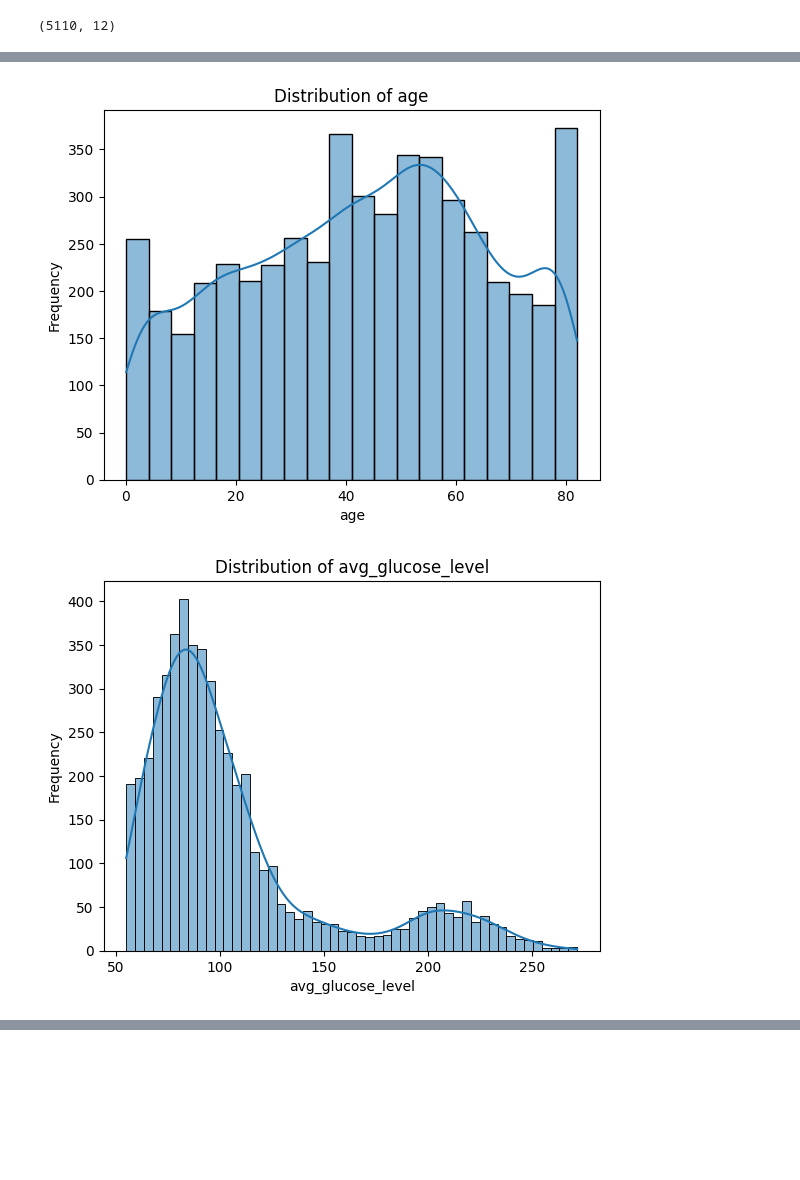
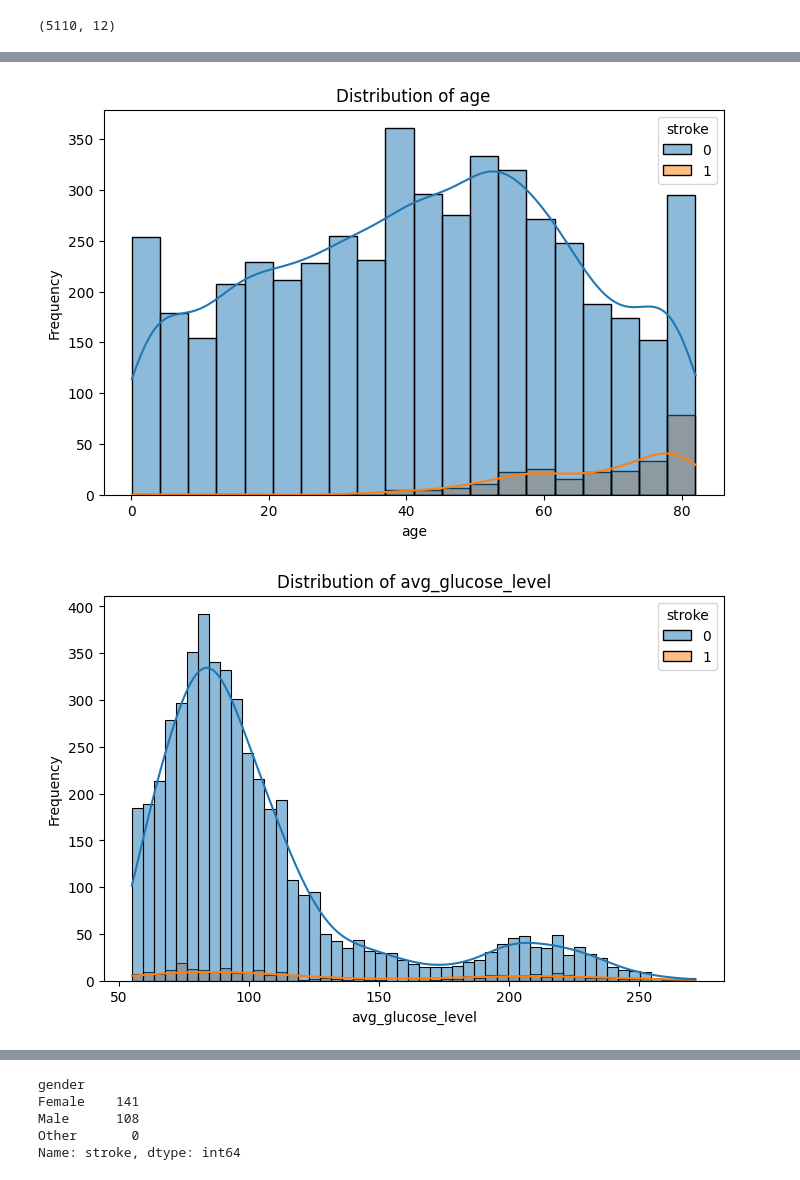
Before and after one commit to stan-2828/stroke_prediction, a Jupyter notebook: experiments/notebooks/01_eda.ipynb, the cells around one changed output, grey strips where cells are left out. Cells and saved outputs as stored; diff of their text form; code cells hidden in the pictures; blank space fills up the shorter version.

Commit message:
Updated eda analysis to include stroke incidence data to graphs

```diff
--- a/experiments/notebooks/01_eda.ipynb
+++ b/experiments/notebooks/01_eda.ipynb
@@ -54,6 +54,9 @@ stroke_data = stroke_data.rename(
     }
 )
 
+# Drop unnecessary column
+stroke_data = stroke_data.drop(columns=['id'])
+
 stroke_data.info()
 # %% [output]
 <class 'pandas.DataFrame'>
@@ -107,17 +125,18 @@ dtype: int64
 # %%
 # Make copy of the dataset
 stroke_df = stroke_data.copy()
 
 # Statistics on Numerical Features (values that are float64)
 numerical_cols = ['age', 'avg_glucose_level', 'bmi']
 
 for col in numerical_cols:
-    plt.figure()
-    sns.histplot(stroke_df[col], kde = True)
+    plt.figure(figsize=(8,5))
+    sns.histplot(x=stroke_df[col], data=stroke_df, hue='stroke', kde = True)
+    #sns.histplot(stroke_df[col], kde=True)
     plt.title(f'Distribution of {col}')
     plt.xlabel(col)
     plt.ylabel('Frequency')
     plt.show()
 # %% [output]
-[figure, old version]
+[figure, new version]
-[figure, old version]
+[figure, new version]
@@ -124,0 +144,9 @@ for col in numerical_cols:
+# %%
+result = stroke_df.groupby('gender')['stroke'].sum()
+print(result)
+# %% [output]
+gender
+Female    141
+Male      108
+Other       0
+Name: stroke, dtype: int64
```
Also changed, not shown: parts of 9 cells of this notebook.
